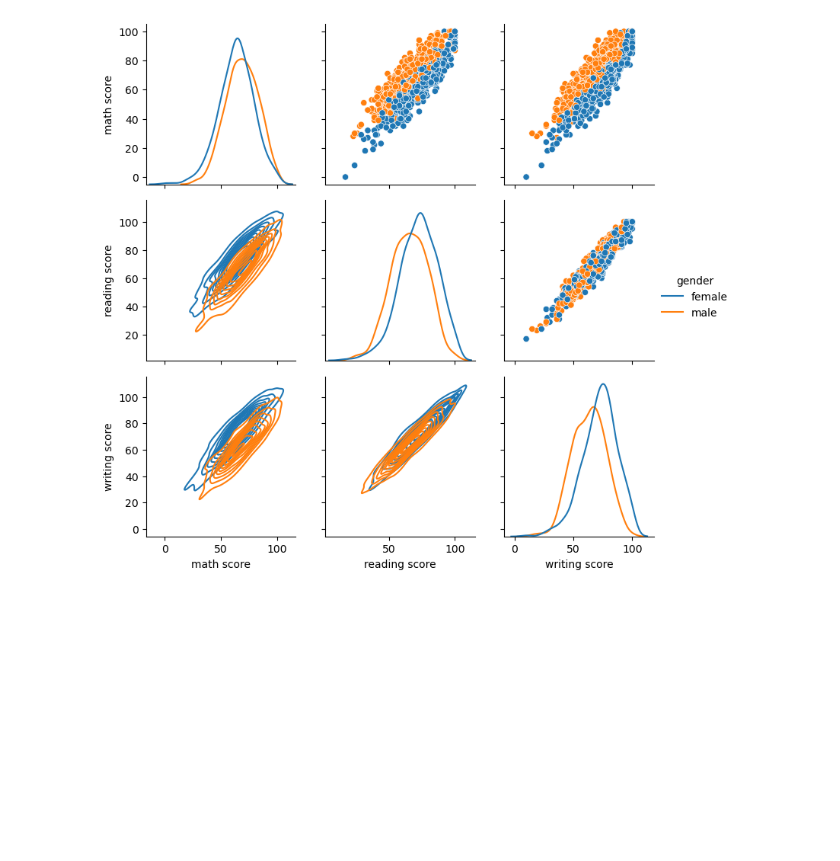
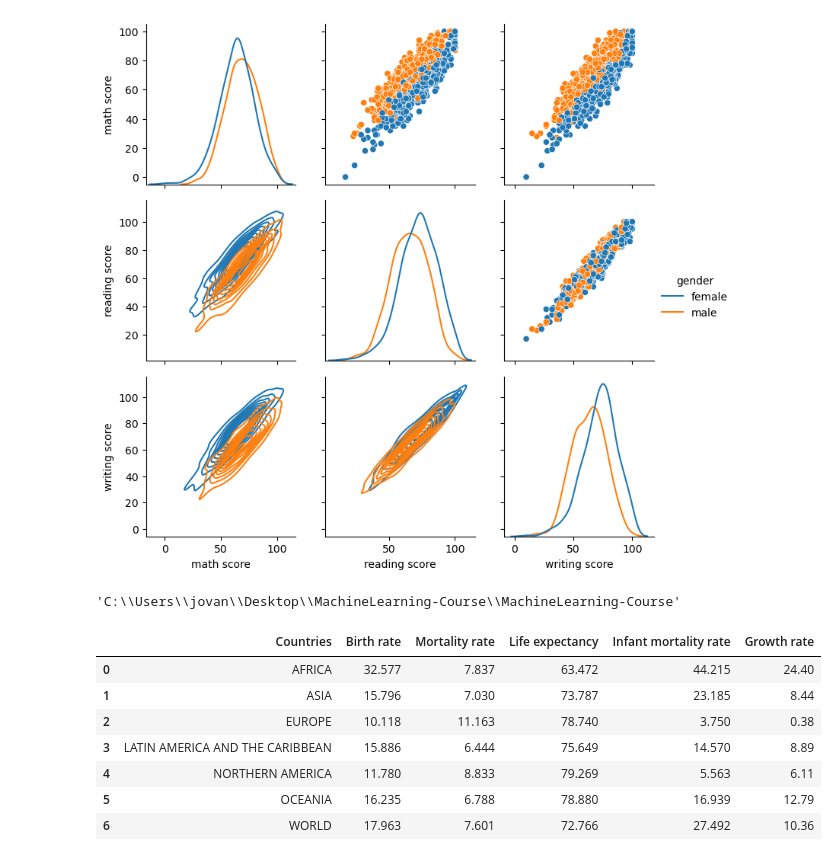
Before and after one commit to JovanTTT/MachineLearning-Course, a Jupyter notebook: Seaborn.ipynb, the cells around one changed output. Cells and saved outputs as stored; diff of their text form; code cells hidden in the pictures; blank space fills up the shorter version.

```diff
--- a/Seaborn.ipynb
+++ b/Seaborn.ipynb
@@ -269,0 +275,4 @@ g = g.add_legend()
+# %%
+pwd
+# %% [output]
+'C:\\Users\\jovan\\Desktop\\MachineLearning-Course\\MachineLearning-Course'
@@ -269,0 +281,11 @@ g = g.add_legend()
+# %%
+df
+# %% [output]
+|  | Countries | Birth rate | Mortality rate | Life expectancy | Infant mortality rate | Growth rate |
+| 0 | AFRICA | 32.577 | 7.837 | 63.472 | 44.215 | 24.40 |
+| 1 | ASIA | 15.796 | 7.030 | 73.787 | 23.185 | 8.44 |
+| 2 | EUROPE | 10.118 | 11.163 | 78.740 | 3.750 | 0.38 |
+| 3 | LATIN AMERICA AND THE CARIBBEAN | 15.886 | 6.444 | 75.649 | 14.570 | 8.89 |
+| 4 | NORTHERN AMERICA | 11.780 | 8.833 | 79.269 | 5.563 | 6.11 |
+| 5 | OCEANIA | 16.235 | 6.788 | 78.880 | 16.939 | 12.79 |
+| 6 | WORLD | 17.963 | 7.601 | 72.766 | 27.492 | 10.36 |
```
Also changed, not shown: parts of 6 cells of this notebook, 1 other file.
